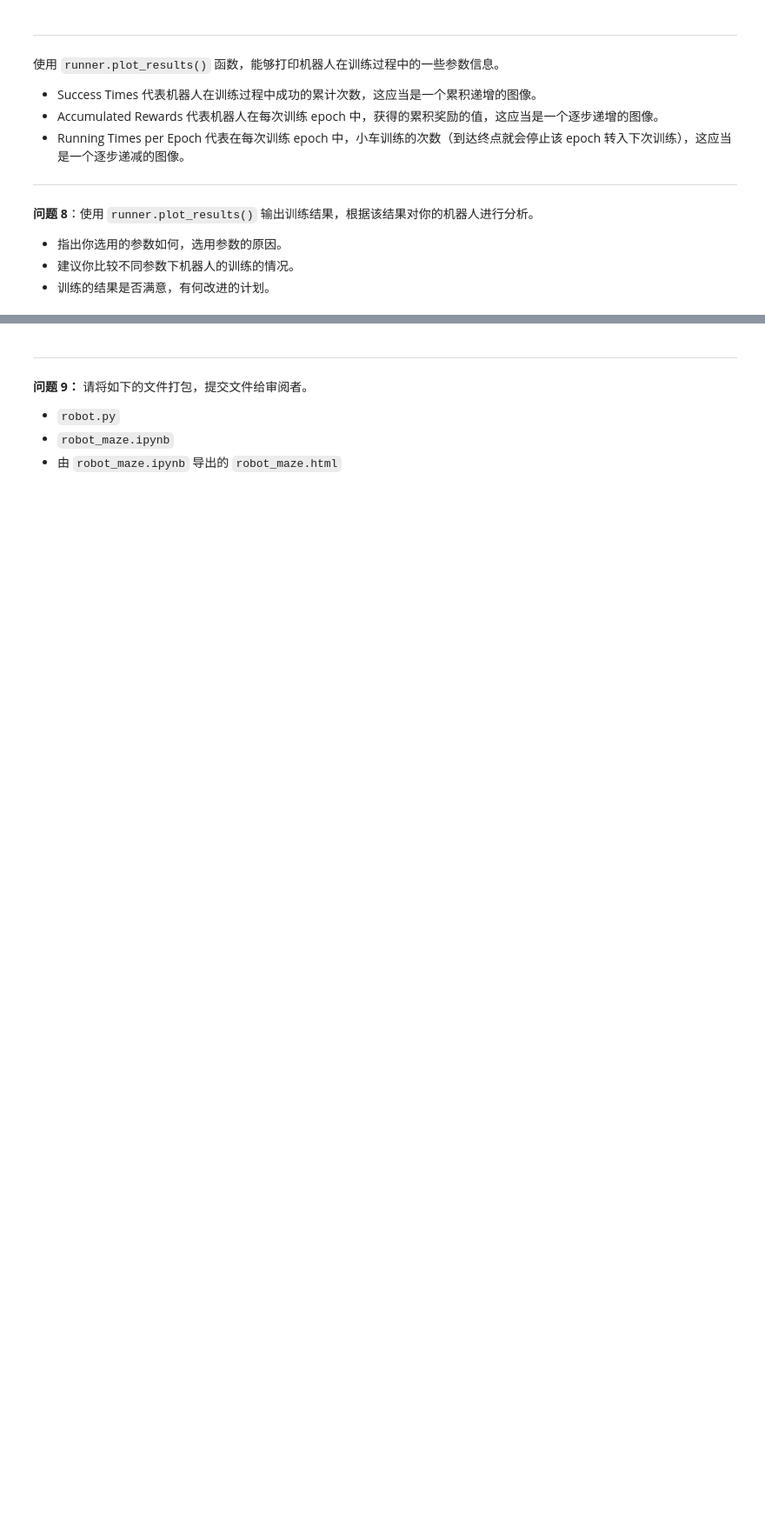
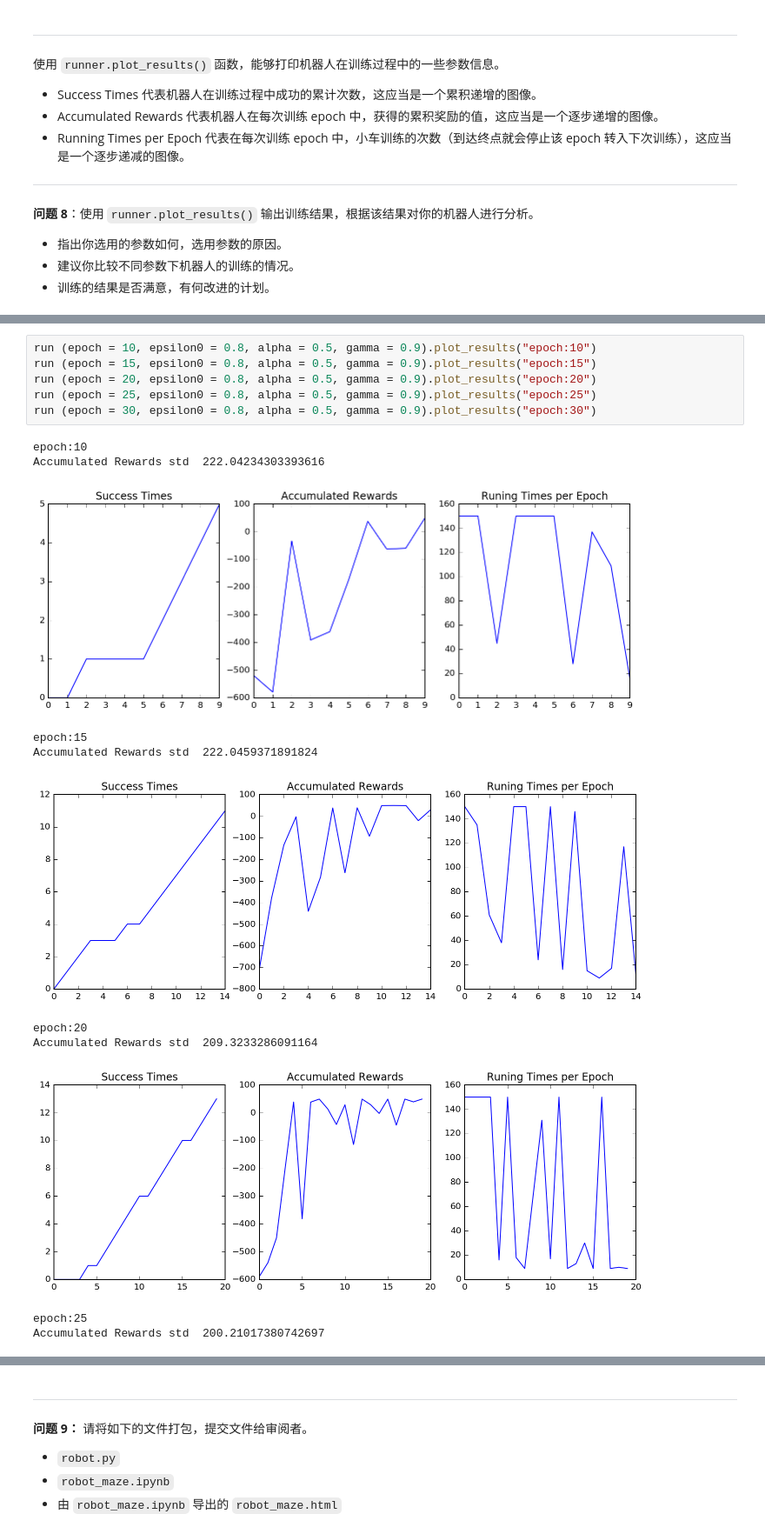
Before and after one commit to GavinCando/UdaCityProjects, a Jupyter notebook: P4/robot_maze.ipynb, the cells around one changed output, grey strips where cells are left out. Shown at 87% size. Cells and saved outputs as stored; diff of their text form; blank space fills up the shorter version.

```diff
--- a/P4/robot_maze.ipynb
+++ b/P4/robot_maze.ipynb
@@ -334,0 +319,18 @@ epoch 当减小时， 无法走到终点，因为epoch的次数无法使结果
+# %%
+run (epoch = 10, epsilon0 = 0.8, alpha = 0.5, gamma = 0.9).plot_results("epoch:10")
+run (epoch = 15, epsilon0 = 0.8, alpha = 0.5, gamma = 0.9).plot_results("epoch:15")
+run (epoch = 20, epsilon0 = 0.8, alpha = 0.5, gamma = 0.9).plot_results("epoch:20")
+run (epoch = 25, epsilon0 = 0.8, alpha = 0.5, gamma = 0.9).plot_results("epoch:25")
+run (epoch = 30, epsilon0 = 0.8, alpha = 0.5, gamma = 0.9).plot_results("epoch:30")
+# %% [output]
+epoch:10
+Accumulated Rewards std  222.04234303393616
+[figure, added]
+epoch:15
+Accumulated Rewards std  222.0459371891824
+[figure, added]
+epoch:20
+Accumulated Rewards std  209.3233286091164
+[figure, added]
+epoch:25
+Accumulated Rewards std  200.21017380742697
```
Also changed, not shown: parts of 19 cells of this notebook, 7 other files.
